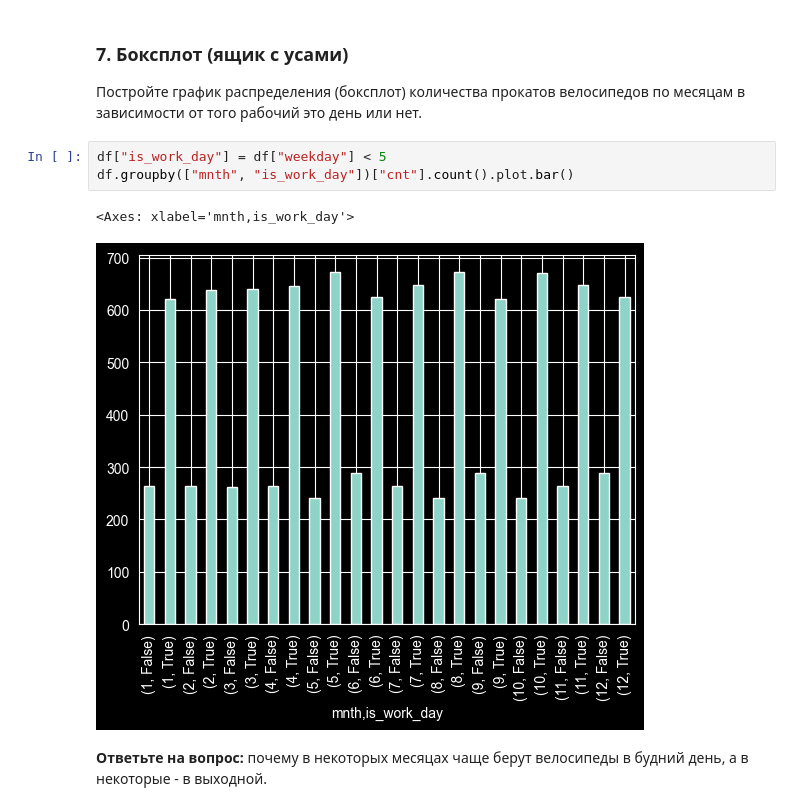
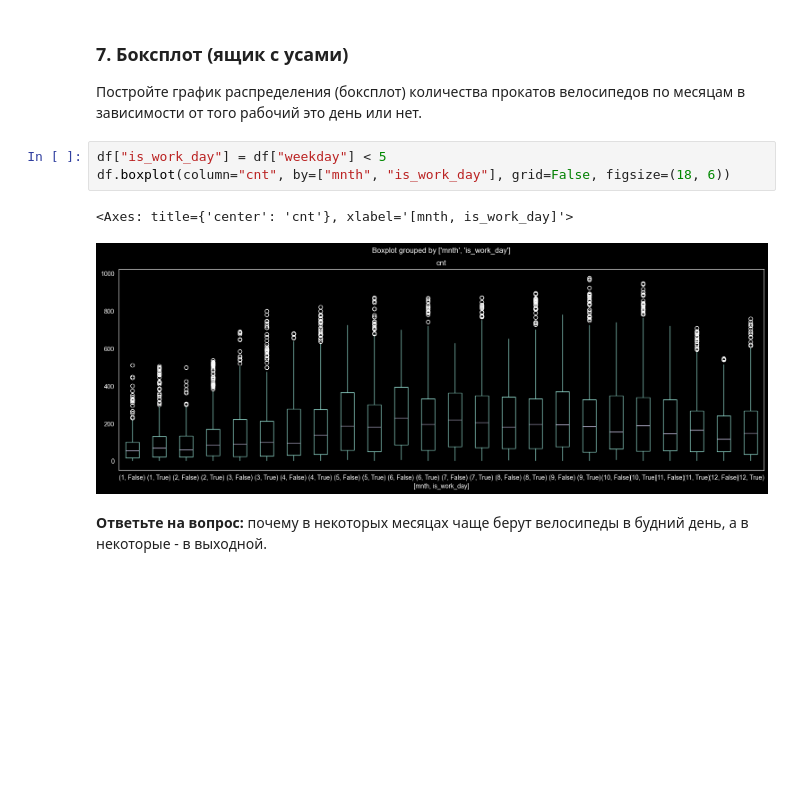
Before and after one commit to Calrission/MIIGAIK-Computer-Math, a Jupyter notebook: 5. Библиотека Pandas. Визуальный анализ данных/Практическая_работа_№5_Библиотека_Pandas.ipynb, the cells around one changed output. Drawn from its saved outputs; the diff is of its cells as text; blank space fills up the shorter version.

```diff
--- a/5. Библиотека Pandas. Визуальный анализ данных/Практическая_работа_№5_Библиотека_Pandas.ipynb
+++ b/5. Библиотека Pandas. Визуальный анализ данных/Практическая_работа_№5_Библиотека_Pandas.ipynb
@@ -574,10 +574,10 @@ array([[<Axes: title={'center': 'temp'}>,
 Постройте график распределения (боксплот) количества прокатов велосипедов по месяцам в зависимости от того рабочий это день или нет.
 # %%
 df["is_work_day"] = df["weekday"] < 5
-df.groupby(["mnth", "is_work_day"])["cnt"].count().plot.bar()
+df.boxplot(column="cnt", by=["mnth", "is_work_day"], grid=False, figsize=(18, 6))
 # %% [output]
-<Axes: xlabel='mnth,is_work_day'>
+<Axes: title={'center': 'cnt'}, xlabel='[mnth, is_work_day]'>
-[figure, old version]
+[figure, new version]
 # %% [markdown]
 **Ответьте на вопрос:** почему в некоторых месяцах чаще берут велосипеды в будний день, а в некоторые - в выходной.
 # %% [markdown]
```
Also changed, not shown: parts of 1 cell of this notebook.
